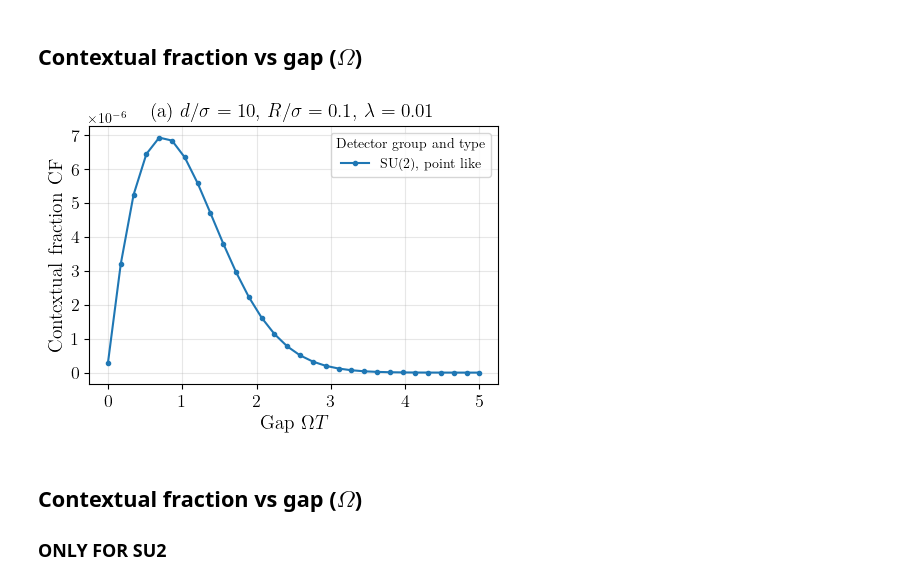
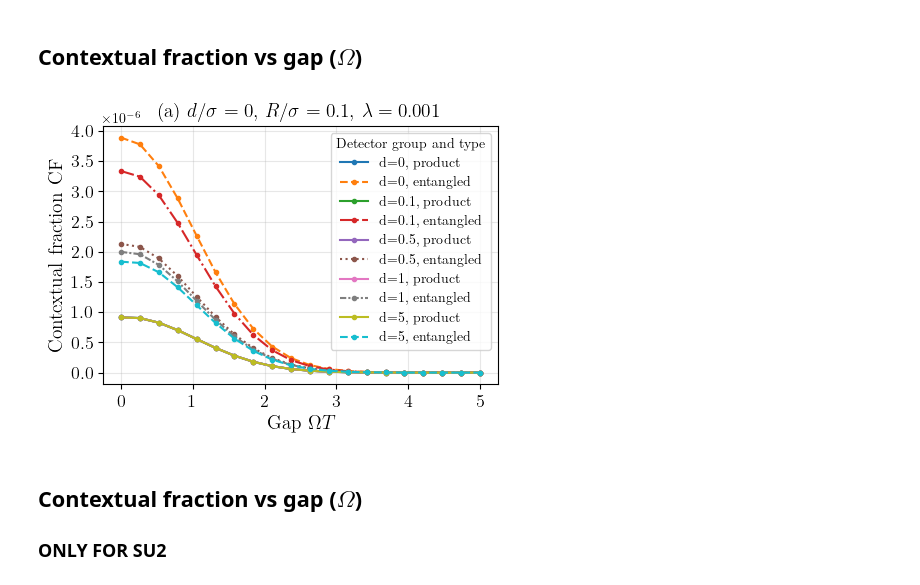
Before and after one commit to Sanchit-Srivastava/contextuality_from_the_vacuum, a Jupyter notebook: notebooks/main_plots.ipynb, the cells around one changed output. Drawn from its saved outputs; the diff is of its cells as text; code cells hidden in the pictures.

Commit message:
New type of plots
All yours now, Maria.

```diff
--- a/notebooks/main_plots.ipynb
+++ b/notebooks/main_plots.ipynb
@@ -40,70 +82,90 @@ plt.rcParams.update({
 
 # Fixed parameters
 switching = 1.0
-separation = 10
+separation = 0
 smearing = 0.1
-lam = 1e-2
+lam = 1e-3
 regulator = 1.0
 regularization = "heaviside"  # used by Q_term but detector_type/group decide which terms contribute
 
 group_types = [
-                ("SU2", "point_like"),
-                # ("SU2", "smeared"),
+                # ("SU2", "point_like"),
+                ("SU2", "smeared"),
                 # ("HW", "smeared")
                 ]
-labels = {
-    ("SU2", "point_like"): "SU(2), point like",
-    # ("SU2", "smeared"): "SU(2), smeared",
-    # ("HW", "smeared"): "HW, smeared"
-}
+# labels = {
+#     # ("SU2", "point_like"): "SU(2), point like",
+#     ("SU2", "smeared"): "SU(2), smeared",
+#     # ("HW", "smeared"): "HW, smeared"
+# }
 
 plt.figure(figsize=(4.8,3.6))
 
+rho_types = [
+              "product",
+              "entangled"
+        ]
+
 # Sweep gaps
-gaps = np.linspace(0.0, 5, 30)  # avoid zero to keep numerics well-behaved
+gaps = np.linspace(0.0, 5, 20)  # avoid zero to keep numerics well-behaved
+deez = [0, 0.1, 0.5, 1, 5]
 
+linestyles = [ "--", "-.", ":", (0, (3, 1, 1, 1))]  # Add more if needed
 
-for group, detector_type in group_types:
-    cf_vals = []
-    for gap in gaps:
-        rho = detector_state(
-            gap=gap,
-            switching=switching,
-            separation=separation,
-            regulator=regulator,
-            smearing=smearing,
-            regularization=regularization,
-            detector_type=detector_type,
-            group=group,
-            lam=lam,
-        )
-        if is_valid_state(rho):
-            res = contextual_fraction(rho)
-            if not res.get("success", False):
-                cf_vals.append(np.nan)
-            else:
-                cf_vals.append(res.get("b", np.nan))
-        else:
-            print("Invalid state detected at gap =", gap)
-            validate_and_print(rho)
-            break
+for idx, d in enumerate(deez):
+    linestyle = linestyles[idx % len(linestyles)]
+    for rho_type in rho_types:
+        for group, detector_type in group_types:
+            cf_vals = []
+            for gap in gaps:
+                rho = detector_state(
+                    gap=gap,
+                    switching=switching,
+                    separation=d,
+                    regulator=regulator,
+                    smearing=smearing,
+                    regularization=regularization,
+                    detector_type=detector_type,
+                    group=group,
+                    lam=lam,
+                )
+                if is_valid_state(rho):
+                    if rho_type == "entangled":
+                        rho_final = rho
+                        # rho_final = np.kron(rho1, rho1)
+                    elif rho_type == "product":
+                        rho1 = reduce_state(rho)
+                        rho_final = np.kron(rho1, np.eye(3)*(1/3))
+                        # rho_final = np.kron(rho1, rho1)
 
-    cf_vals = np.array(cf_vals) #deleted division by lambda^2
-    plt.plot(gaps, cf_vals, marker=".", lw=1.5, label=labels[(group, detector_type)])
+                    res = contextual_fraction(rho_final)
 
+                    if not res.get("success", False):
+                        cf_vals.append(np.nan)
+                    else:
+                        cf_vals.append(res.get("b", np.nan))
+                else:
+                    print("Invalid state detected at gap =", gap)
+                    validate_and_print(rho)
+                    break
+
+            cf_vals = np.array(cf_vals)
+            label = f"d={d}, {rho_type}"
+            linestyle = "-" if rho_type == "product" else linestyles[idx % len(linestyles)]
+            plt.plot(gaps, cf_vals, marker=".", lw=1.5, label=label, linestyle=linestyle)
 
 plt.xlabel(r"{Gap} $\Omega T$",fontsize=14)
 plt.ylabel(r"{Contextual fraction} CF",fontsize=14)
 plt.title(rf"(a) $d/\sigma={separation}$, $R/\sigma={smearing}$, $\lambda={lam}$",fontsize=14)
 plt.xticks(fontsize=13)
 plt.yticks(fontsize=13)
 plt.grid(True, alpha=0.3)
 plt.legend(title="Detector group and type")
 plt.tight_layout()
 # plt.savefig("contextual_fraction_vs_gap_different_models.pdf")
 plt.show()
 # %% [output]
-[figure, old version]
+[figure, new version]
 # %% [markdown]
 ## Contextual fraction vs gap ($\Omega$)
 ### ONLY FOR SU2
```
Also changed, not shown: parts of 3 cells of this notebook, 2 other files.
